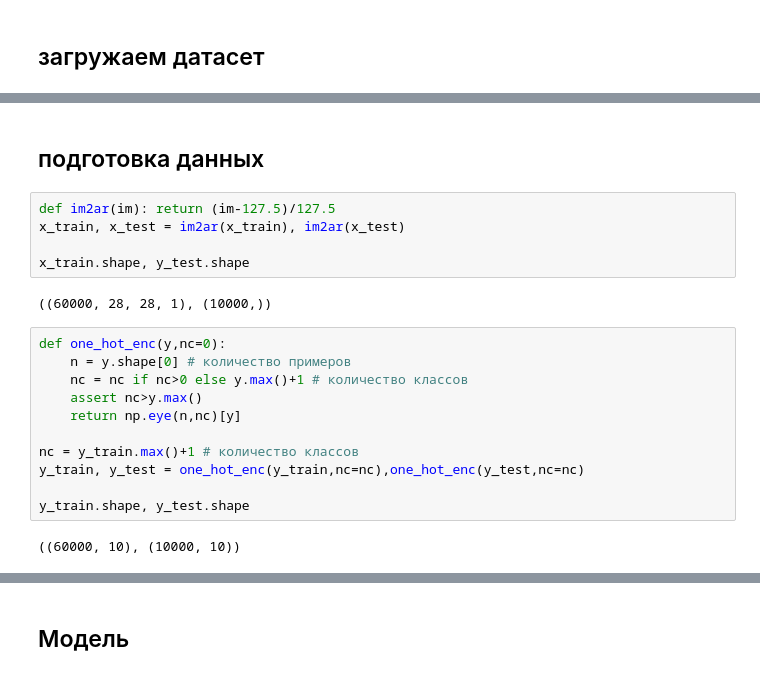
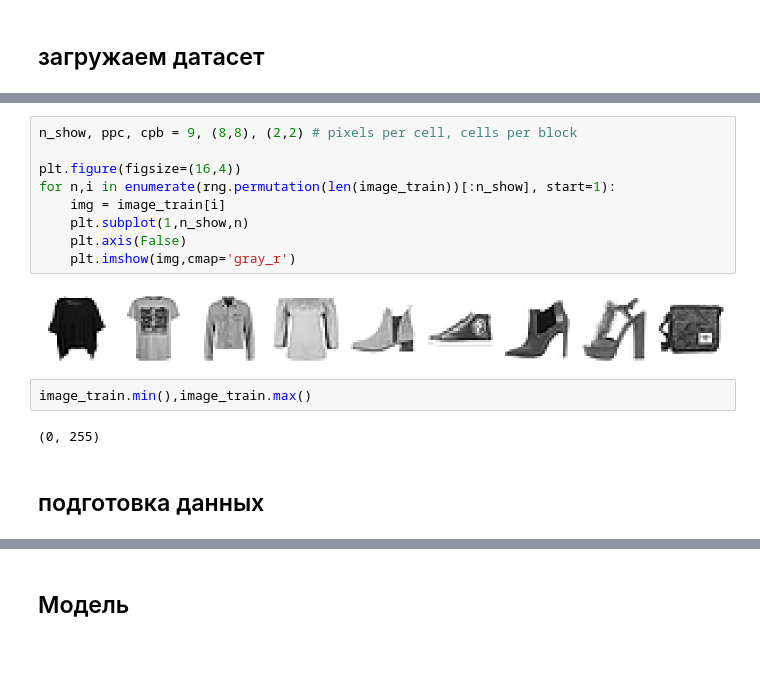
Before and after one commit to mechanoid5/ml_lectorium_legacy, a Jupyter notebook: examples/24-convnet/01a-cnn-mnist-fashion-keras.ipynb, the cells around one changed output, grey strips where cells are left out. Drawn from its saved outputs; the diff is of its cells as text.

```diff
--- a/examples/24-convnet/01a-cnn-mnist-fashion-keras.ipynb
+++ b/examples/24-convnet/01a-cnn-mnist-fashion-keras.ipynb
@@ -67,22 +29,17 @@ plot_samples(x_train)
+# %%
+n_show, ppc, cpb = 9, (8,8), (2,2) # pixels per cell, cells per block
+
+plt.figure(figsize=(16,4))
+for n,i in enumerate(rng.permutation(len(image_train))[:n_show], start=1):
+    img = image_train[i]
+    plt.subplot(1,n_show,n)
+    plt.axis(False)
+    plt.imshow(img,cmap='gray_r')
+# %% [output]
+[figure, added]
+# %%
+image_train.min(),image_train.max()
+# %% [output]
+(0, 255)
 # %% [markdown]
 ## подготовка данных
-# %%
-def im2ar(im): return (im-127.5)/127.5
-x_train, x_test = im2ar(x_train), im2ar(x_test)
-
-x_train.shape, y_test.shape
-# %% [output]
-((60000, 28, 28, 1), (10000,))
-# %%
-def one_hot_enc(y,nc=0):
-    n = y.shape[0] # количество примеров
-    nc = nc if nc>0 else y.max()+1 # количество классов
-    assert nc>y.max()
-    return np.eye(n,nc)[y]
-
-nc = y_train.max()+1 # количество классов
-y_train, y_test = one_hot_enc(y_train,nc=nc),one_hot_enc(y_test,nc=nc)
-
-y_train.shape, y_test.shape
-# %% [output]
-((60000, 10), (10000, 10))
```
Also changed, not shown: parts of 33 cells of this notebook, 16 other files.
